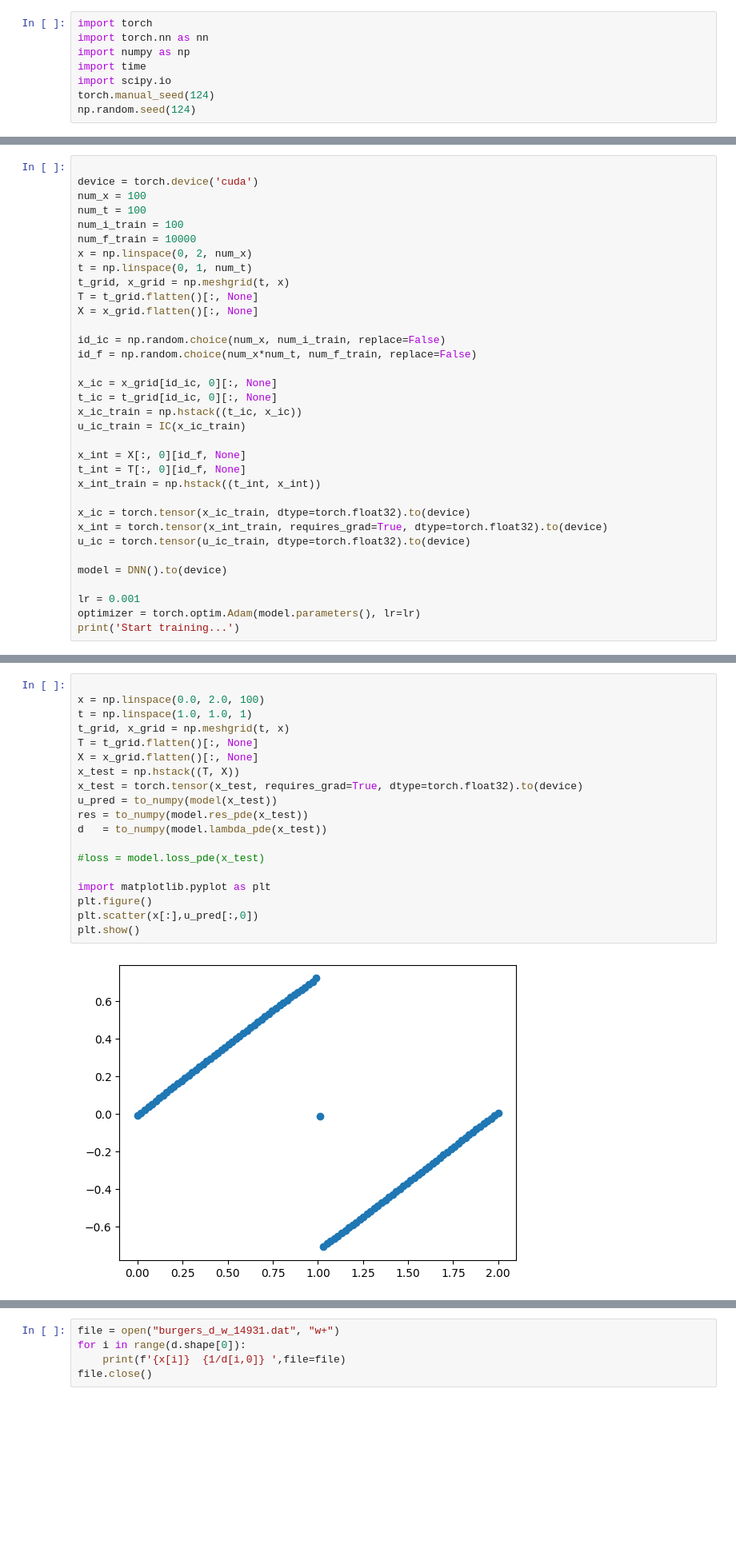
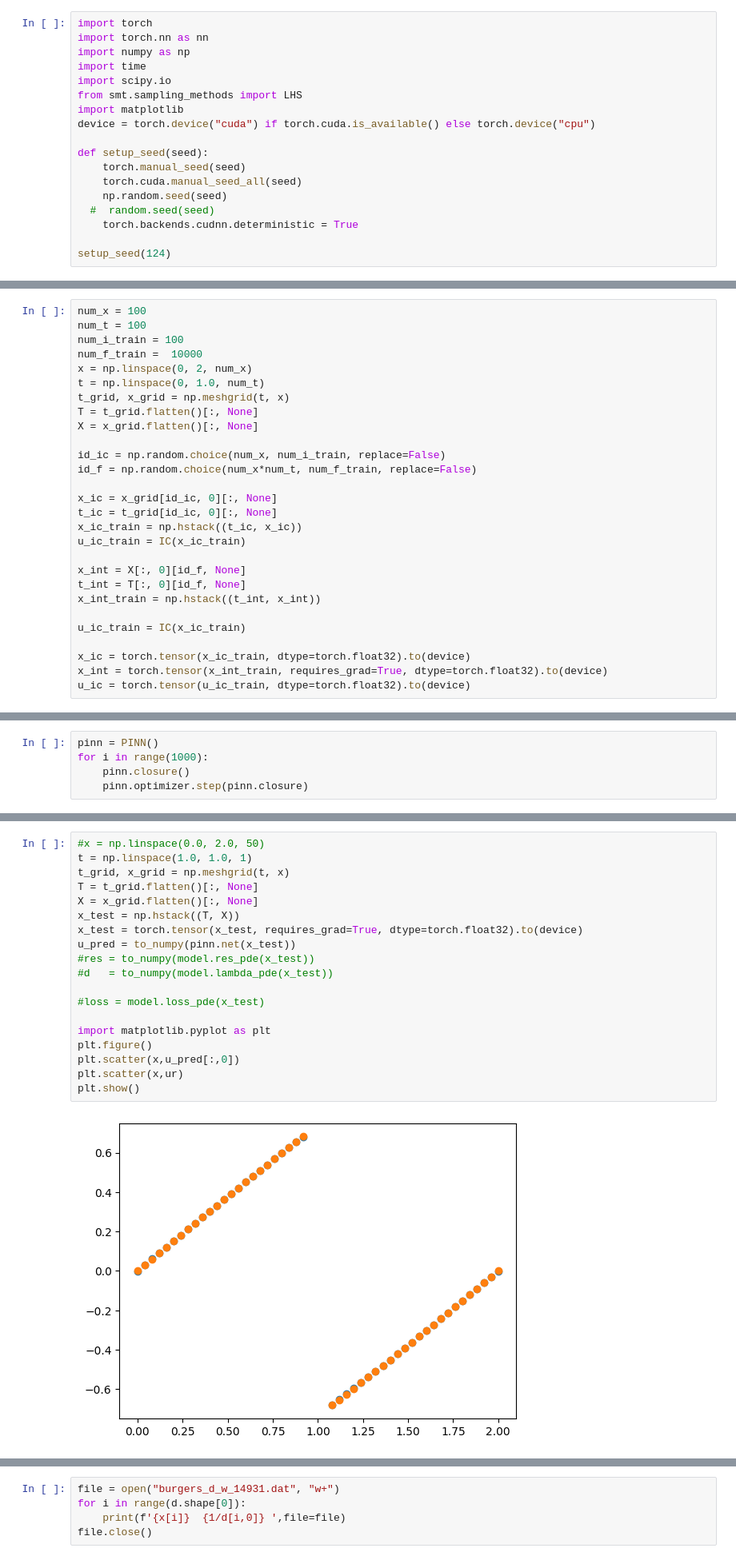
Before and after one commit to bfly123/PINN_WE, a Jupyter notebook: Burgers_PINN-WE.ipynb, the cells around one changed output, grey strips where cells are left out. Shown at 80% size. Drawn from its saved outputs; the diff is of its cells as text; blank space fills up the shorter version.

Commit message:
New version core,
 the old version may have randomness, so I update a new core of PINN

```diff
--- a/Burgers_PINN-WE.ipynb
+++ b/Burgers_PINN-WE.ipynb
@@ -10,5 +8,15 @@ import torch.nn as nn
 import numpy as np
 import time
 import scipy.io
-torch.manual_seed(124)
-np.random.seed(124)
+from smt.sampling_methods import LHS
+import matplotlib
+device = torch.device("cuda") if torch.cuda.is_available() else torch.device("cpu")
+
+def setup_seed(seed):
+    torch.manual_seed(seed)
+    torch.cuda.manual_seed_all(seed)
+    np.random.seed(seed)
+  #  random.seed(seed)
+    torch.backends.cudnn.deterministic = True
+
+setup_seed(124)
@@ -115,12 +146,10 @@ class DNN(nn.Module):
 # %%
-
-device = torch.device('cuda')
 num_x = 100
 num_t = 100
 num_i_train = 100
-num_f_train = 10000
+num_f_train =  10000
 x = np.linspace(0, 2, num_x)
-t = np.linspace(0, 1, num_t)
+t = np.linspace(0, 1.0, num_t)
 t_grid, x_grid = np.meshgrid(t, x)
 T = t_grid.flatten()[:, None]
 X = x_grid.flatten()[:, None]
@@ -137,12 +166,8 @@ x_int = X[:, 0][id_f, None]
 t_int = T[:, 0][id_f, None]
 x_int_train = np.hstack((t_int, x_int))
 
+u_ic_train = IC(x_ic_train)
+
 x_ic = torch.tensor(x_ic_train, dtype=torch.float32).to(device)
 x_int = torch.tensor(x_int_train, requires_grad=True, dtype=torch.float32).to(device)
 u_ic = torch.tensor(u_ic_train, dtype=torch.float32).to(device)
-
-model = DNN().to(device)
-
-lr = 0.001
-optimizer = torch.optim.Adam(model.parameters(), lr=lr)
-print('Start training...')
@@ -158,0 +178,5 @@ toc = time.time()
+# %%
+pinn = PINN()
+for i in range(1000):
+    pinn.closure()
+    pinn.optimizer.step(pinn.closure)
@@ -159,21 +202,21 @@ toc = time.time()
 # %%
-
-x = np.linspace(0.0, 2.0, 100)
+#x = np.linspace(0.0, 2.0, 50)
 t = np.linspace(1.0, 1.0, 1)
 t_grid, x_grid = np.meshgrid(t, x)
 T = t_grid.flatten()[:, None]
 X = x_grid.flatten()[:, None]
 x_test = np.hstack((T, X))
 x_test = torch.tensor(x_test, requires_grad=True, dtype=torch.float32).to(device)
-u_pred = to_numpy(model(x_test))
-res = to_numpy(model.res_pde(x_test))
-d   = to_numpy(model.lambda_pde(x_test))
+u_pred = to_numpy(pinn.net(x_test))
+#res = to_numpy(model.res_pde(x_test))
+#d   = to_numpy(model.lambda_pde(x_test))
 
 #loss = model.loss_pde(x_test)
 
 import matplotlib.pyplot as plt
 plt.figure()
-plt.scatter(x[:],u_pred[:,0])
+plt.scatter(x,u_pred[:,0])
+plt.scatter(x,ur)
 plt.show()
 # %% [output]
-[figure, old version]
+[figure, new version]
```
Also changed, not shown: parts of 15 cells of this notebook.
